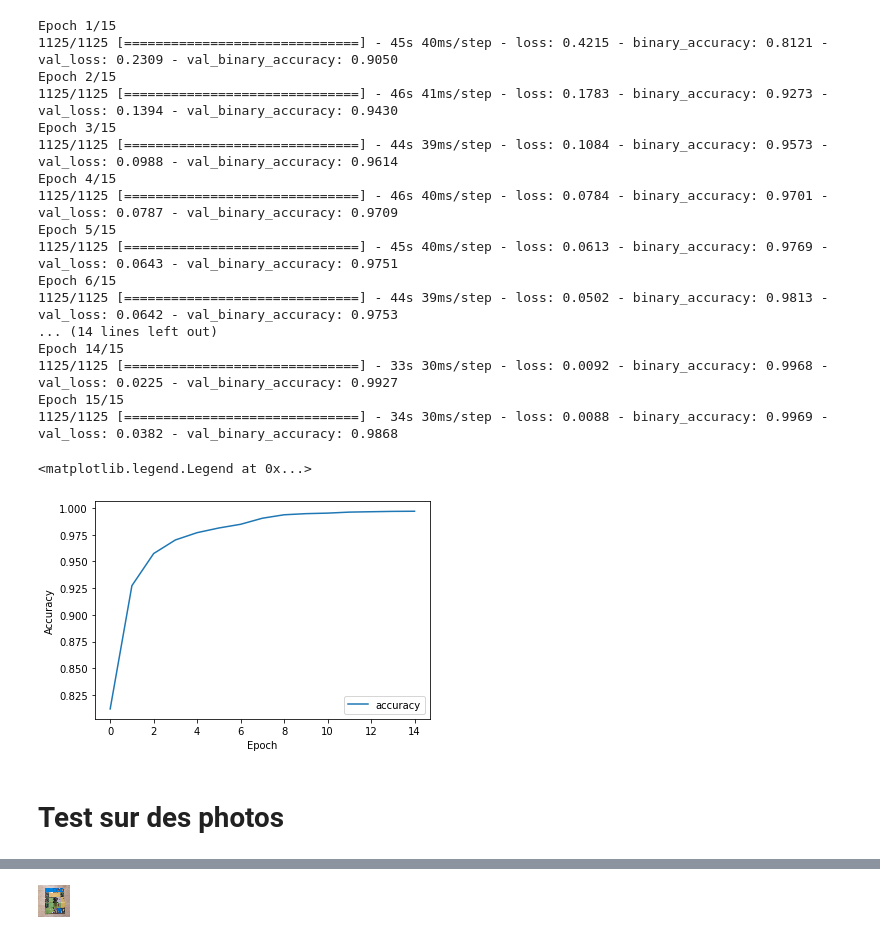
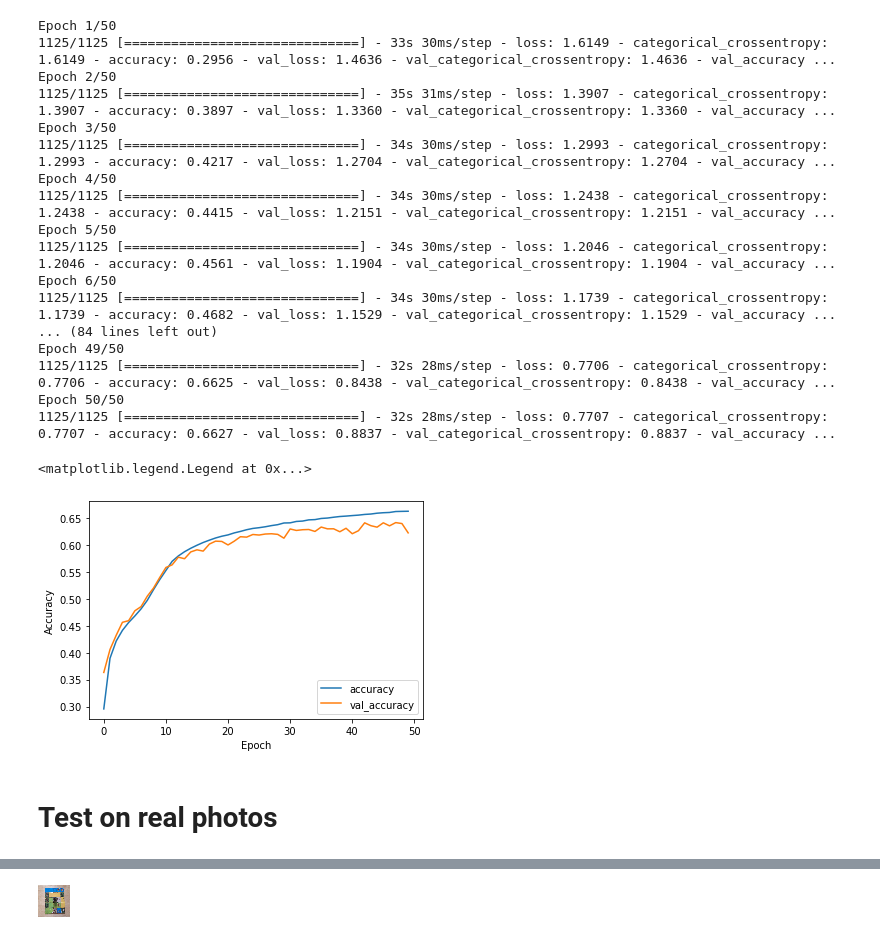
Before and after one commit to bob-notat/king-recognition, a Jupyter notebook: Train reco.ipynb, the cells around one changed output, grey strips where cells are left out. Cells and saved outputs as stored; diff of their text form; code cells hidden in the pictures.

Commit message:
:construction: One-hot encode for multiclass model

```diff
--- a/Train reco.ipynb
+++ b/Train reco.ipynb
@@ -16,5 +16,5 @@ data_folder = 'data_2'
 # %%
-with open('database_2.json') as json_file:
+with open('database_train.json') as json_file:
     y = json.load(json_file)
 
 detect = 'F'
@@ -88,3 +89,6 @@ Wall time: 1.46 s
+# %%
+y_train_transformed = tf.one_hot(y_train_transformed, len(transform_base)).numpy()
+y_valid_transformed = tf.one_hot(y_valid_transformed, len(transform_base)).numpy()
 # %%
 model = models.Sequential()
 model.add(layers.ZeroPadding2D((1,1), input_shape=(32, 32, 3)))
@@ -98,4 +102,5 @@ model.add(layers.Conv2D(64, (3, 3), activation='relu'))
 
 model.add(layers.Flatten())
 model.add(layers.Dense(64, activation='relu'))
-model.add(layers.Dense(25, activation='sigmoid'))
+model.add(layers.Dense(25*6, activation='sigmoid'))
+model.add(layers.Reshape((25, 6)))
@@ -105,37 +107,38 @@ y_valid_O = (y_valid_transformed == transform_base[detect]).astype(int)
 # %%
 model.compile(optimizer='adam',
-              loss='binary_crossentropy',
-              metrics=['binary_accuracy'])
+              loss='categorical_crossentropy',
+              metrics=['categorical_crossentropy', 'accuracy'])
 
-history = model.fit(x_train, y_train_O, epochs=15, validation_data=(x_valid, y_valid_O))
+history = model.fit(x_train, y_train_transformed, epochs=50, validation_data=(x_valid, y_valid_transformed))
 # %% [output]
-Epoch 1/15
-1125/1125 [==============================] - 45s 40ms/step - loss: 0.4215 - binary_accuracy: 0.8121 - val_loss: 0.2309 - val_binary_accuracy: 0.9050
-Epoch 2/15
-1125/1125 [==============================] - 46s 41ms/step - loss: 0.1783 - binary_accuracy: 0.9273 - val_loss: 0.1394 - val_binary_accuracy: 0.9430
-Epoch 3/15
-1125/1125 [==============================] - 44s 39ms/step - loss: 0.1084 - binary_accuracy: 0.9573 - val_loss: 0.0988 - val_binary_accuracy: 0.9614
-Epoch 4/15
-1125/1125 [==============================] - 46s 40ms/step - loss: 0.0784 - binary_accuracy: 0.9701 - val_loss: 0.0787 - val_binary_accuracy: 0.9709
-Epoch 5/15
-1125/1125 [==============================] - 45s 40ms/step - loss: 0.0613 - binary_accuracy: 0.9769 - val_loss: 0.0643 - val_binary_accuracy: 0.9751
-Epoch 6/15
-1125/1125 [==============================] - 44s 39ms/step - loss: 0.0502 - binary_accuracy: 0.9813 - val_loss: 0.0642 - val_binary_accuracy: 0.9753
-... (14 lines left out)
-Epoch 14/15
-1125/1125 [==============================] - 33s 30ms/step - loss: 0.0092 - binary_accuracy: 0.9968 - val_loss: 0.0225 - val_binary_accuracy: 0.9927
-Epoch 15/15
-1125/1125 [==============================] - 34s 30ms/step - loss: 0.0088 - binary_accuracy: 0.9969 - val_loss: 0.0382 - val_binary_accuracy: 0.9868
+Epoch 1/50
+1125/1125 [==============================] - 33s 30ms/step - loss: 1.6149 - categorical_crossentropy: 1.6149 - accuracy: 0.2956 - val_loss: 1.4636 - val_categorical_crossentropy: 1.4636 - val_accuracy ...
+Epoch 2/50
+1125/1125 [==============================] - 35s 31ms/step - loss: 1.3907 - categorical_crossentropy: 1.3907 - accuracy: 0.3897 - val_loss: 1.3360 - val_categorical_crossentropy: 1.3360 - val_accuracy ...
+Epoch 3/50
+1125/1125 [==============================] - 34s 30ms/step - loss: 1.2993 - categorical_crossentropy: 1.2993 - accuracy: 0.4217 - val_loss: 1.2704 - val_categorical_crossentropy: 1.2704 - val_accuracy ...
+Epoch 4/50
+1125/1125 [==============================] - 34s 30ms/step - loss: 1.2438 - categorical_crossentropy: 1.2438 - accuracy: 0.4415 - val_loss: 1.2151 - val_categorical_crossentropy: 1.2151 - val_accuracy ...
+Epoch 5/50
+1125/1125 [==============================] - 34s 30ms/step - loss: 1.2046 - categorical_crossentropy: 1.2046 - accuracy: 0.4561 - val_loss: 1.1904 - val_categorical_crossentropy: 1.1904 - val_accuracy ...
+Epoch 6/50
+1125/1125 [==============================] - 34s 30ms/step - loss: 1.1739 - categorical_crossentropy: 1.1739 - accuracy: 0.4682 - val_loss: 1.1529 - val_categorical_crossentropy: 1.1529 - val_accuracy ...
+... (84 lines left out)
+Epoch 49/50
+1125/1125 [==============================] - 32s 28ms/step - loss: 0.7706 - categorical_crossentropy: 0.7706 - accuracy: 0.6625 - val_loss: 0.8438 - val_categorical_crossentropy: 0.8438 - val_accuracy ...
+Epoch 50/50
+1125/1125 [==============================] - 32s 28ms/step - loss: 0.7707 - categorical_crossentropy: 0.7707 - accuracy: 0.6627 - val_loss: 0.8837 - val_categorical_crossentropy: 0.8837 - val_accuracy ...
 # %%
-plt.plot(history.history['binary_accuracy'], label='accuracy')
+plt.plot(history.history['accuracy'], label='accuracy')
+plt.plot(history.history['val_accuracy'], label='val_accuracy')
 plt.xlabel('Epoch')
 plt.ylabel('Accuracy')
 plt.legend(loc='lower right')
 # %% [output]
 <matplotlib.legend.Legend at 0x...>
-[figure, old version]
+[figure, new version]
 # %% [markdown]
-# Test sur des photos
+# Test on real photos
 # %%
 x_test = []
 y_test = []
```
Also changed, not shown: parts of 10 cells of this notebook.
